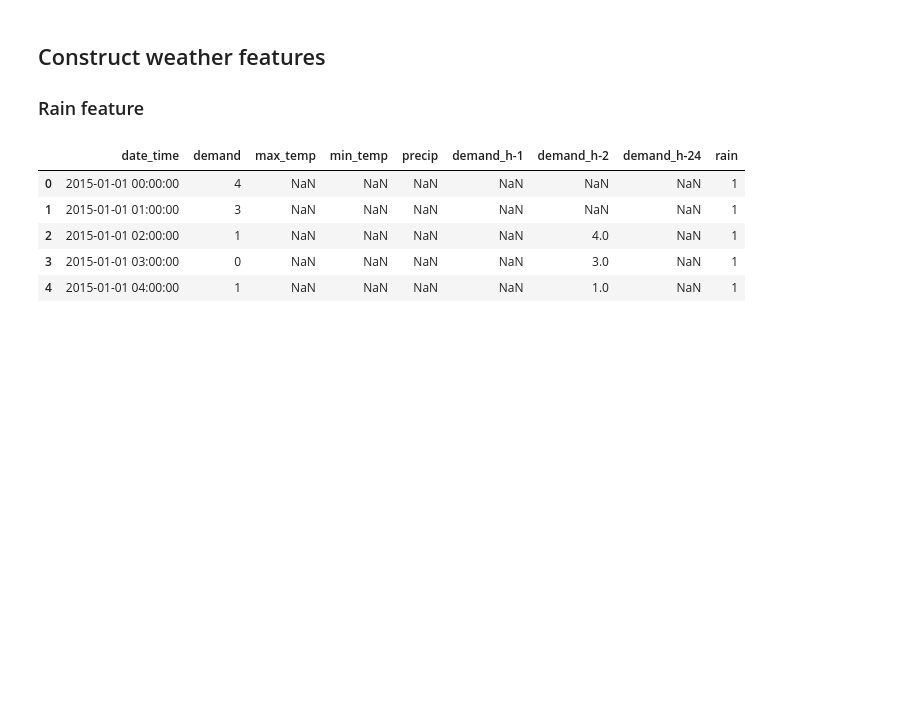
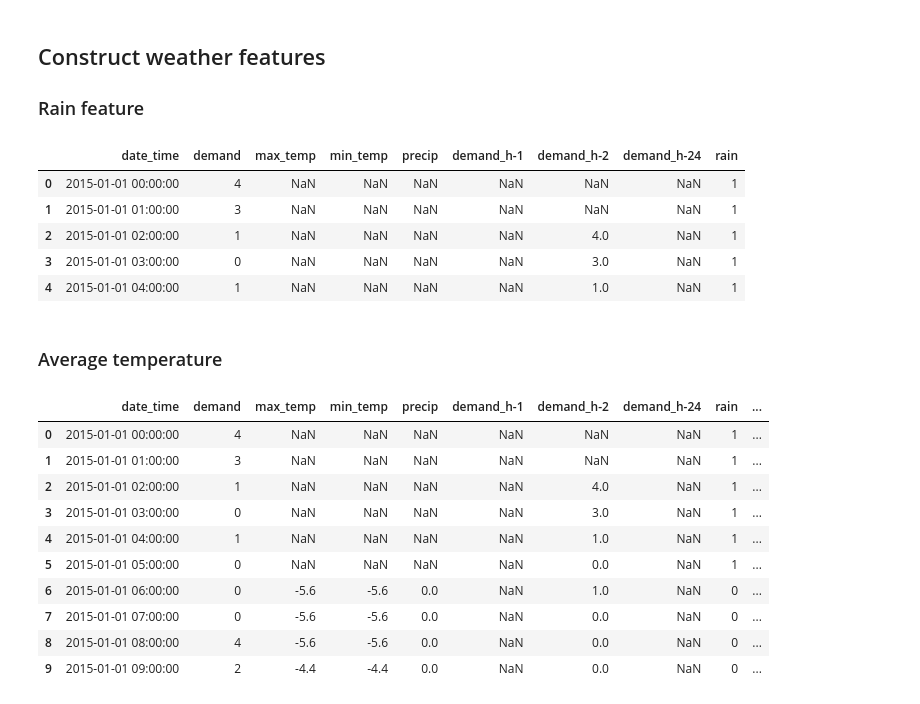
Before and after one commit to RavenRudi/AA_Group16, a Jupyter notebook: demand_forecast.ipynb, the cells around one changed output. Cells and saved outputs as stored; diff of their text form; code cells hidden in the pictures; blank space fills up the shorter version.

```diff
--- a/demand_forecast.ipynb
+++ b/demand_forecast.ipynb
@@ -92,3 +93,20 @@ df_demand.head()
 | 2 | 2015-01-01 02:00:00 | 1 | NaN | NaN | NaN | NaN | 4.0 | NaN | 1 |
 | 3 | 2015-01-01 03:00:00 | 0 | NaN | NaN | NaN | NaN | 3.0 | NaN | 1 |
 | 4 | 2015-01-01 04:00:00 | 1 | NaN | NaN | NaN | NaN | 1.0 | NaN | 1 |
+# %% [markdown]
+### Average temperature
+# %%
+df_demand['avg_temp'] = (df_demand.min_temp + df_demand.max_temp)/2
+df_demand.head(10)
+# %% [output]
+|  | date_time | demand | max_temp | min_temp | precip | demand_h-1 | demand_h-2 | demand_h-24 | rain | ... |
+| 0 | 2015-01-01 00:00:00 | 4 | NaN | NaN | NaN | NaN | NaN | NaN | 1 | ... |
+| 1 | 2015-01-01 01:00:00 | 3 | NaN | NaN | NaN | NaN | NaN | NaN | 1 | ... |
+| 2 | 2015-01-01 02:00:00 | 1 | NaN | NaN | NaN | NaN | 4.0 | NaN | 1 | ... |
+| 3 | 2015-01-01 03:00:00 | 0 | NaN | NaN | NaN | NaN | 3.0 | NaN | 1 | ... |
+| 4 | 2015-01-01 04:00:00 | 1 | NaN | NaN | NaN | NaN | 1.0 | NaN | 1 | ... |
+| 5 | 2015-01-01 05:00:00 | 0 | NaN | NaN | NaN | NaN | 0.0 | NaN | 1 | ... |
+| 6 | 2015-01-01 06:00:00 | 0 | -5.6 | -5.6 | 0.0 | NaN | 1.0 | NaN | 0 | ... |
+| 7 | 2015-01-01 07:00:00 | 0 | -5.6 | -5.6 | 0.0 | NaN | 0.0 | NaN | 0 | ... |
+| 8 | 2015-01-01 08:00:00 | 4 | -5.6 | -5.6 | 0.0 | NaN | 0.0 | NaN | 0 | ... |
+| 9 | 2015-01-01 09:00:00 | 2 | -4.4 | -4.4 | 0.0 | NaN | 0.0 | NaN | 0 | ... |
```
Also changed, not shown: parts of 6 cells of this notebook.
